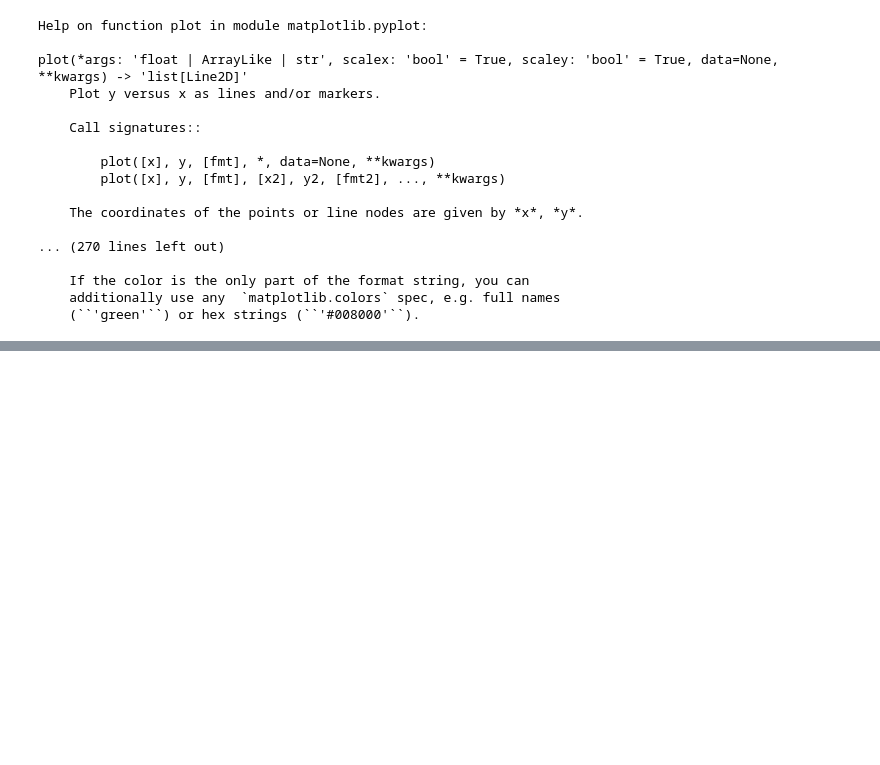
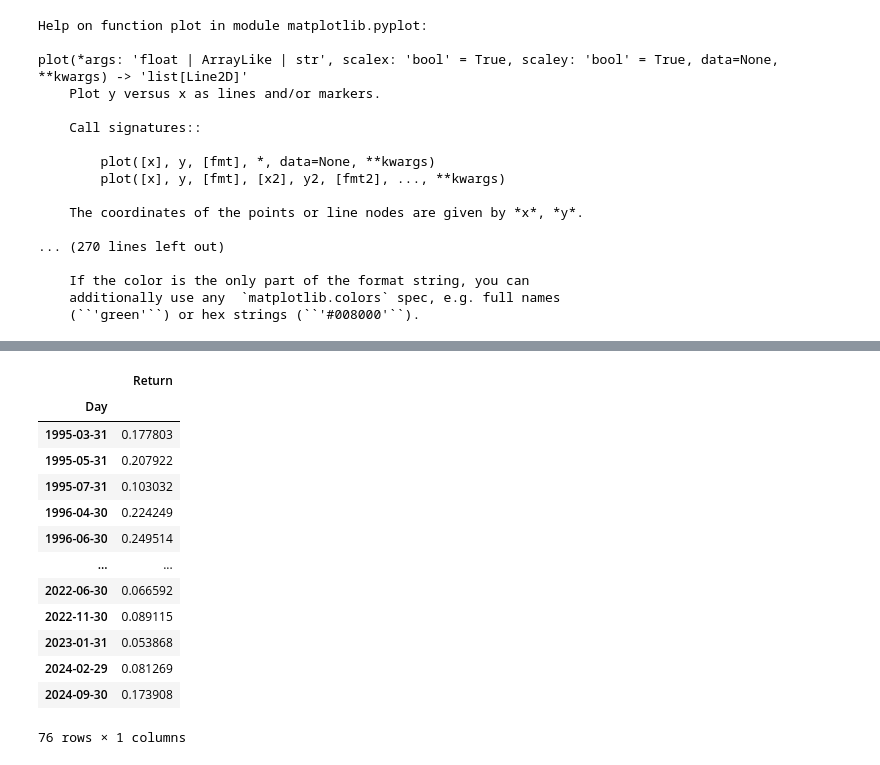
Before and after one commit to 1999Kiera1999/ZhaoQy-Python, a Jupyter notebook: 第三代码.ipynb, the cells around one changed output, grey strips where cells are left out. Cells and saved outputs as stored; diff of their text form; code cells hidden in the pictures; blank space fills up the shorter version.

```diff
--- a/第三代码.ipynb
+++ b/第三代码.ipynb
@@ -167,0 +243,17 @@ plot(*args: 'float | ArrayLike | str', scalex: 'bool' = True, scaley: 'bool' = T
+# %%
+Month_data[Month_data['Return']> 0.052147828136706396]
+# %% [output]
+|  | Return |
+| Day |  |
+| 1995-03-31 | 0.177803 |
+| 1995-05-31 | 0.207922 |
+| 1995-07-31 | 0.103032 |
+| 1996-04-30 | 0.224249 |
+| 1996-06-30 | 0.249514 |
+| ... | ... |
+| 2022-06-30 | 0.066592 |
+| 2022-11-30 | 0.089115 |
+| 2023-01-31 | 0.053868 |
+| 2024-02-29 | 0.081269 |
+| 2024-09-30 | 0.173908 |
+76 rows × 1 columns
```
Also changed, not shown: parts of 39 cells of this notebook.
